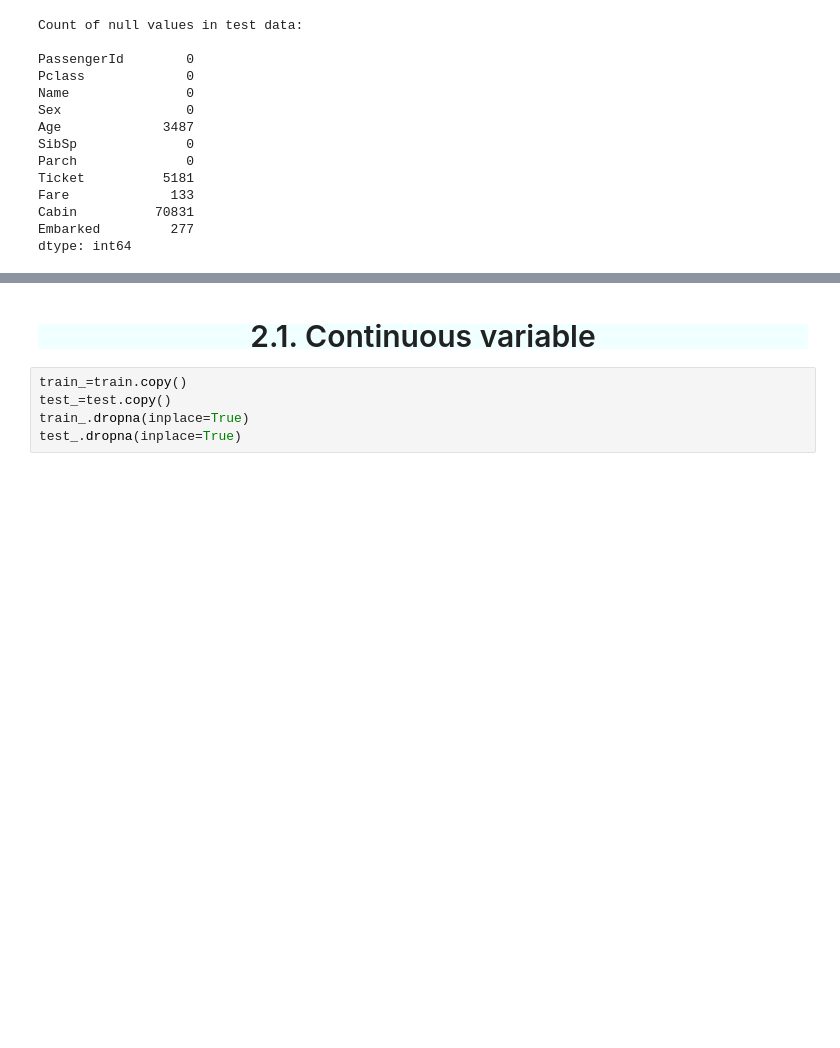
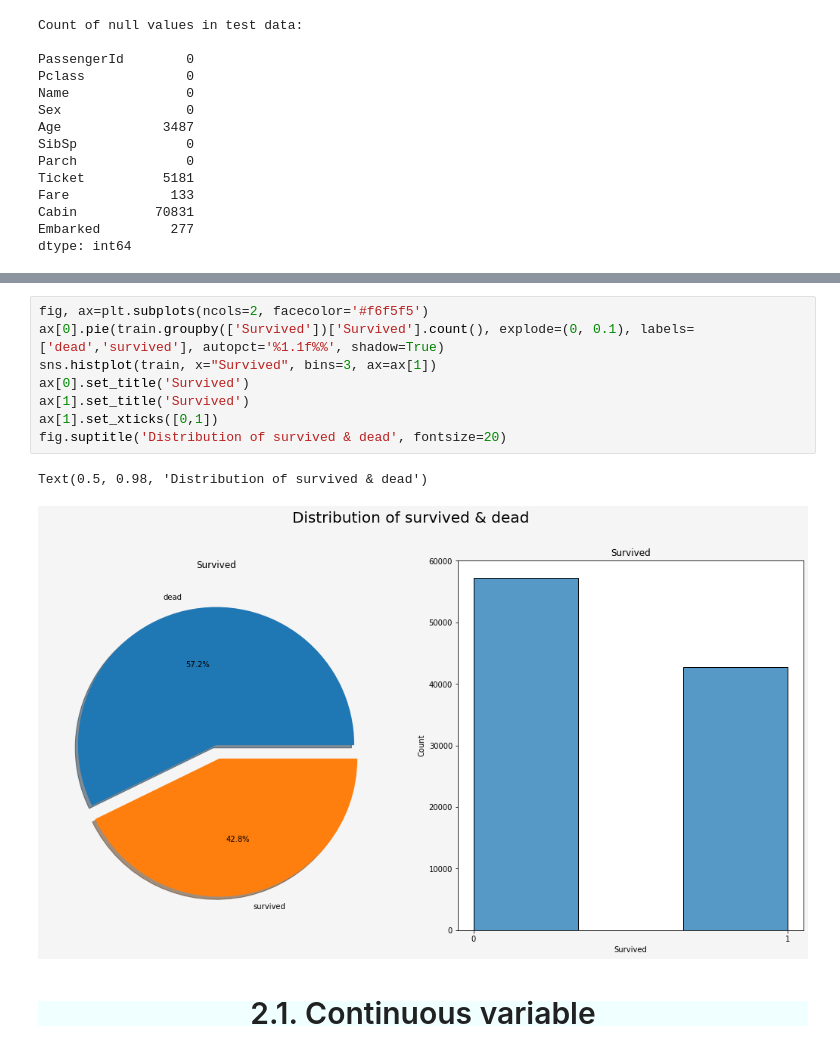
Before and after one commit to SaketCodeScribe/Kaggle, a Jupyter notebook: tabular playground series apr 2021.ipynb, the cells around one changed output, grey strips where cells are left out. Saved outputs shown, nothing was run; the diff lists cells and outputs as text; blank space fills up the shorter version.

```diff
--- a/tabular playground series apr 2021.ipynb
+++ b/tabular playground series apr 2021.ipynb
@@ -151,7 +158,13 @@ dtype: int64
+# %%
+fig, ax=plt.subplots(ncols=2, facecolor='#f6f5f5')
+ax[0].pie(train.groupby(['Survived'])['Survived'].count(), explode=(0, 0.1), labels=['dead','survived'], autopct='%1.1f%%', shadow=True)
+sns.histplot(train, x="Survived", bins=3, ax=ax[1])
+ax[0].set_title('Survived')
+ax[1].set_title('Survived')
+ax[1].set_xticks([0,1])
+fig.suptitle('Distribution of survived & dead', fontsize=20)
+# %% [output]
+Text(0.5, 0.98, 'Distribution of survived & dead')
+[figure, added]
 # %% [markdown]
 <h3 style="background-color:azure; text-align:center; font-size:200%">2.1. Continuous variable</h3>
-# %%
-train_=train.copy()
-test_=test.copy()
-train_.dropna(inplace=True)
-test_.dropna(inplace=True)
```
Also changed, not shown: parts of 22 cells of this notebook.
